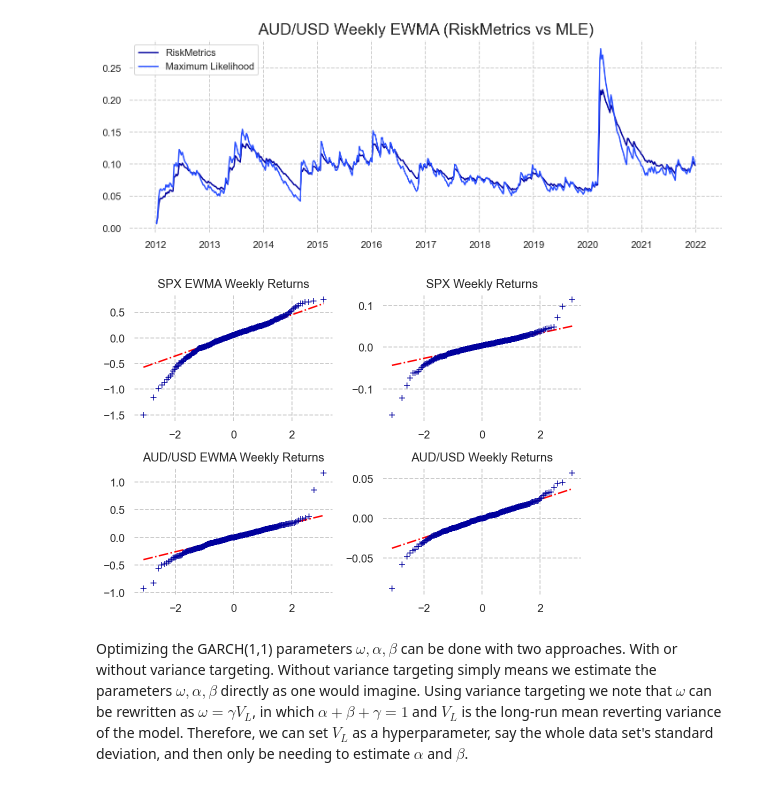
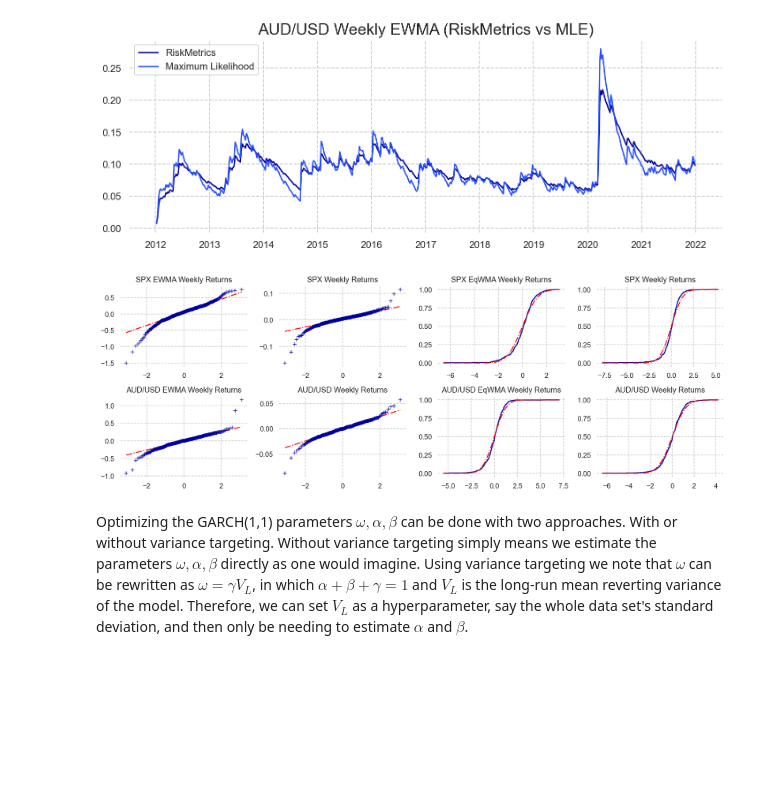
Before and after one commit to Sinbad-The-Sailor/Financial-Mathematics-Notebooks, a Jupyter notebook: volatility_modelling.ipynb, the cells around one changed output. Cells and saved outputs as stored; diff of their text form; code cells hidden in the pictures; blank space fills up the shorter version.

```diff
--- a/volatility_modelling.ipynb
+++ b/volatility_modelling.ipynb
@@ -258,5 +267,6 @@ $$ \hat{F}_n(x) =\frac{\textrm{\# of observations} \leq x }{n} = \frac{1}{n} \su
 # %%
-def qq_plot_normal(observations, title, ax):
+def qq_plot_normal(data, title, ax):
+    observations = data
     observations.sort()
     n_observations = len(observations)
 
@@ -279,8 +289,8 @@ def qq_plot_normal(observations, title, ax):
 
     return plot
 # %%
-def ecdf_normal(observations, title, ax):
-
+def ecdf_normal(data, title, ax):
+    observations = data
     n_observations = len(observations)
     observations = np.asarray(observations)
     observations.sort()
@@ -429,7 +445,7 @@ cons_ewma = [{'type': 'eq', 'fun': lambda x: x[0]},
 x0 = [0, 0.06, 0.94]
 result_spx_ewma = minimize(log_likelihood, x0, constraints = cons_ewma, args=spx_weekly_returns)
 
-x0 = [0, 0.05, 0.95]
+x0 = [0, 0.12, 0.88]
 result_aud_ewma = minimize(log_likelihood, x0, constraints=cons_ewma, args=aud_weekly_returns)
 # %%
 fig, ax = plt.subplots()
@@ -463,19 +479,24 @@ plt.show()
 # %%
 qq_spx_weekly_ewma = (spx_weekly_returns[2:] / spx_ewma_mle).to_list()
 qq_aud_weekly_ewma = (aud_weekly_returns[2:] / aud_ewma_mle).to_list()
 
-fig, axs = plt.subplots(2, 2)
+fig, axs = plt.subplots(2, 4)
 
 qq_plot_normal(qq_spx_weekly_eqwma, 'SPX EWMA Weekly Returns', axs[0, 0])
 qq_plot_normal(spx_weekly_returns[1:].to_list(), 'SPX Weekly Returns', axs[0, 1])
 qq_plot_normal(qq_aud_weekly_ewma, 'AUD/USD EWMA Weekly Returns', axs[1, 0])
 qq_plot_normal(aud_weekly_returns[1:].to_list(), 'AUD/USD Weekly Returns', axs[1, 1])
 
-fig.set_size_inches(7, 5)
+ecdf_normal(qq_spx_weekly_ewma, 'SPX EqWMA Weekly Returns', axs[0, 2])
+ecdf_normal(spx_weekly_returns[1:].to_list(), 'SPX Weekly Returns', axs[0, 3])
+ecdf_normal(qq_aud_weekly_ewma, 'AUD/USD EqWMA Weekly Returns', axs[1, 2])
+ecdf_normal(aud_weekly_returns[1:].to_list(), 'AUD/USD Weekly Returns', axs[1, 3])
+
+fig.set_size_inches(14, 5)
 plt.tight_layout()
 plt.show()
 # %% [output]
-[figure, old version]
+[figure, new version]
 # %% [markdown]
 Optimizing the GARCH(1,1) parameters $\omega, \alpha, \beta$ can be done with two approaches. With or without variance targeting. Without variance targeting simply means we estimate the parameters $\omega, \alpha, \beta$ directly as one would imagine. Using variance targeting we note that $\omega$ can be rewritten as $\omega = \gamma V_L$, in which $\alpha + \beta + \gamma = 1$ and $V_L$ is the long-run mean reverting variance of the model. Therefore, we can set $V_L$ as a hyperparameter, say the whole data set's standard deviation, and then only be needing to estimate $\alpha$ and $\beta$.
 # %%
```
Also changed, not shown: parts of 6 cells of this notebook.
